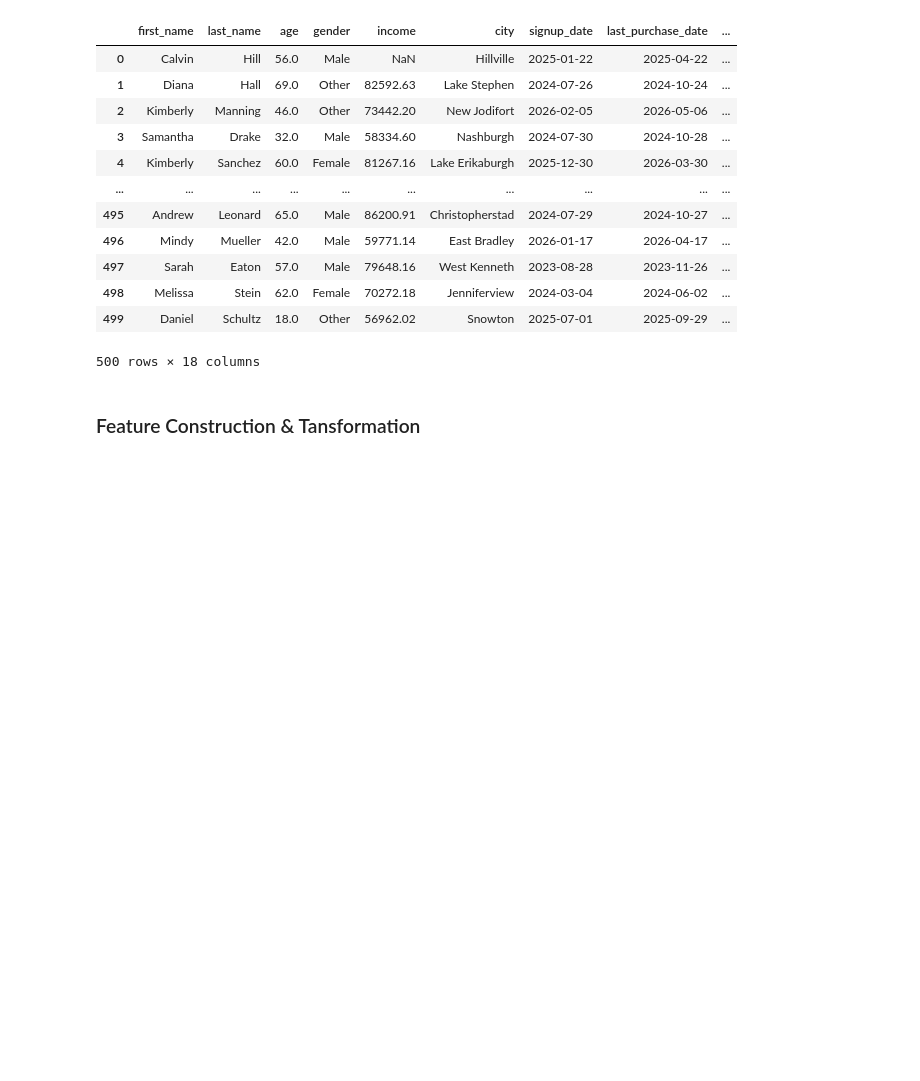
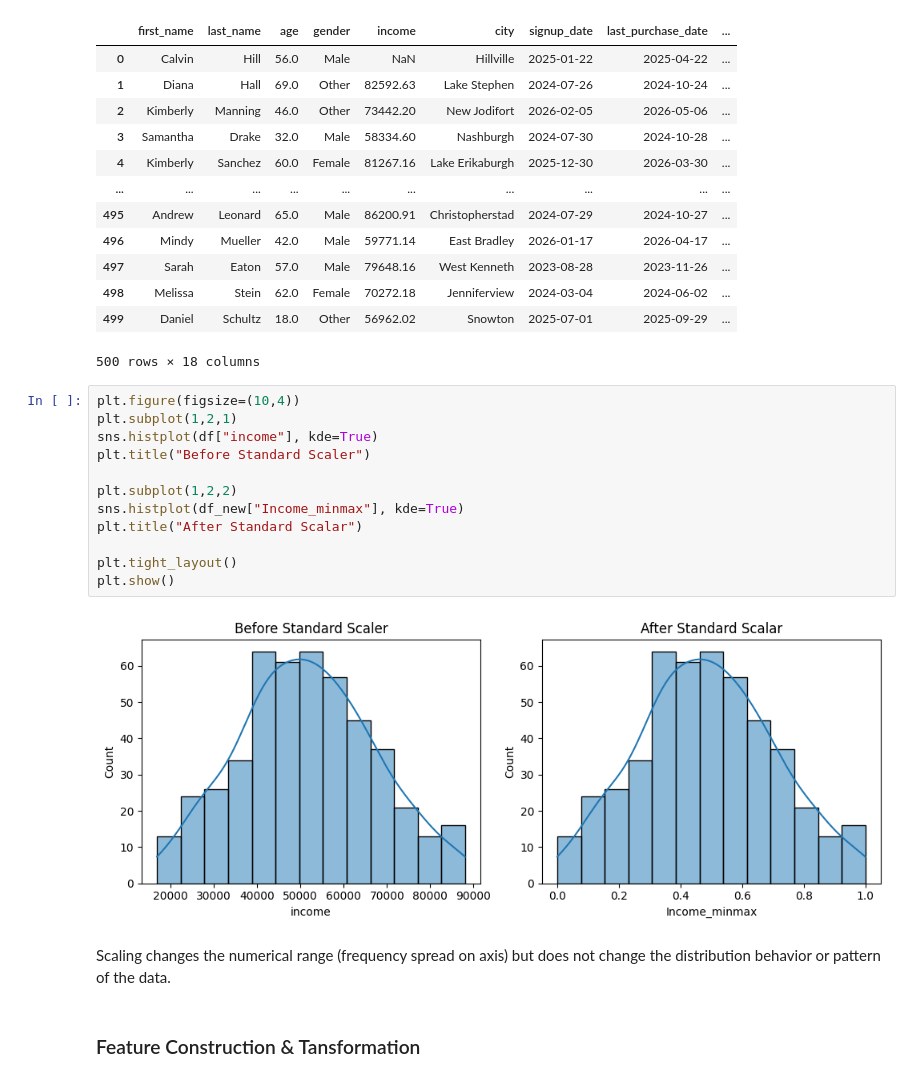
Before and after one commit to Abhiraj14206/Main_Data, a Jupyter notebook: FinalProject2/FinalProject2.ipynb, the cells around one changed output. Cells and saved outputs as stored; diff of their text form; blank space fills up the shorter version.

```diff
--- a/FinalProject2/FinalProject2.ipynb
+++ b/FinalProject2/FinalProject2.ipynb
@@ -580,6 +596,22 @@ df_new
 | 498 | Melissa | Stein | 62.0 | Female | 70272.18 | Jenniferview | 2024-03-04 | 2024-06-02 | ... |
 | 499 | Daniel | Schultz | 18.0 | Other | 56962.02 | Snowton | 2025-07-01 | 2025-09-29 | ... |
 500 rows × 18 columns
+# %%
+plt.figure(figsize=(10,4))
+plt.subplot(1,2,1)
+sns.histplot(df["income"], kde=True)
+plt.title("Before Standard Scaler")
+
+plt.subplot(1,2,2)
+sns.histplot(df_new["Income_minmax"], kde=True)
+plt.title("After Standard Scalar")
+
+plt.tight_layout()
+plt.show()
+# %% [output]
+[figure, added]
+# %% [markdown]
+Scaling changes the numerical range (frequency spread on axis) but does not change the distribution behavior or pattern of the data.
 # %% [markdown]
 ### Feature Construction & Tansformation
 # %%
```
Also changed, not shown: parts of 24 cells of this notebook, 1 other file.
